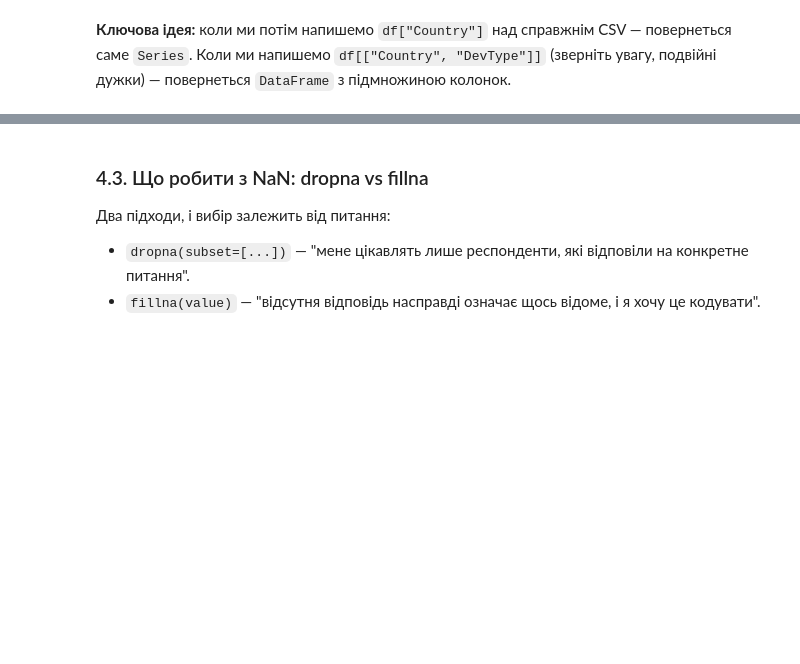
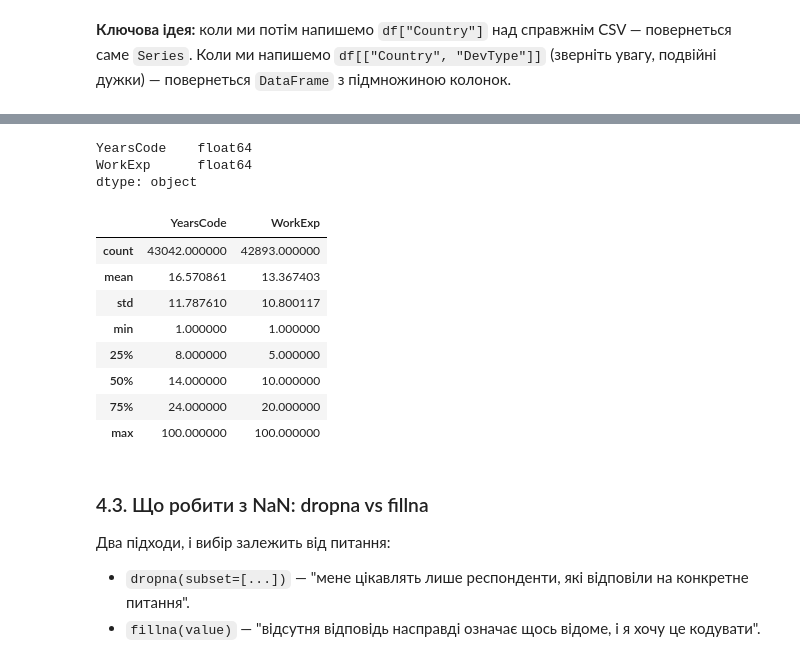
Before and after one commit to BLukash/applied_software_development_python_2026_dev, a Jupyter notebook: lectures/11-pandas-analytics/lecture-11.ipynb, the cells around one changed output, grey strips where cells are left out. Drawn from its saved outputs; the diff is of its cells as text; code cells hidden in the pictures; blank space fills up the shorter version.

```diff
--- a/lectures/11-pandas-analytics/lecture-11.ipynb
+++ b/lectures/11-pandas-analytics/lecture-11.ipynb
@@ -279,19 +333,23 @@ df.isna().sum().sort_values(ascending=False)
 # %%
-# Нормалізуємо текстові маркери → числові значення
-replacements = {
-    "Less than 1 year": 0.5,
-    "More than 50 years": 51.0,
-}
+# У 2025 ці колонки вже числові — виклик безпечний (no-op для вже-числових)
+df["YearsCode"] = pd.to_numeric(df["YearsCode"], errors="coerce")
+df["WorkExp"] = pd.to_numeric(df["WorkExp"], errors="coerce")
 
-df["YearsCode"] = pd.to_numeric(
-    df["YearsCode"].replace(replacements), errors="coerce"
-)
-df["YearsCodePro"] = pd.to_numeric(
-    df["YearsCodePro"].replace(replacements), errors="coerce"
-)
-
-print(df[["YearsCode", "YearsCodePro"]].dtypes)
-df[["YearsCode", "YearsCodePro"]].describe()
+print(df[["YearsCode", "WorkExp"]].dtypes)
+df[["YearsCode", "WorkExp"]].describe()
+# %% [output]
+YearsCode    float64
+WorkExp      float64
+dtype: object
+|  | YearsCode | WorkExp |
+| count | 43042.000000 | 42893.000000 |
+| mean | 16.570861 | 13.367403 |
+| std | 11.787610 | 10.800117 |
+| min | 1.000000 | 1.000000 |
+| 25% | 8.000000 | 5.000000 |
+| 50% | 14.000000 | 10.000000 |
+| 75% | 24.000000 | 20.000000 |
+| max | 100.000000 | 100.000000 |
 # %% [markdown]
 ### 4.3. Що робити з NaN: dropna vs fillna
 
```
Also changed, not shown: parts of 76 cells of this notebook, 8 other files.
